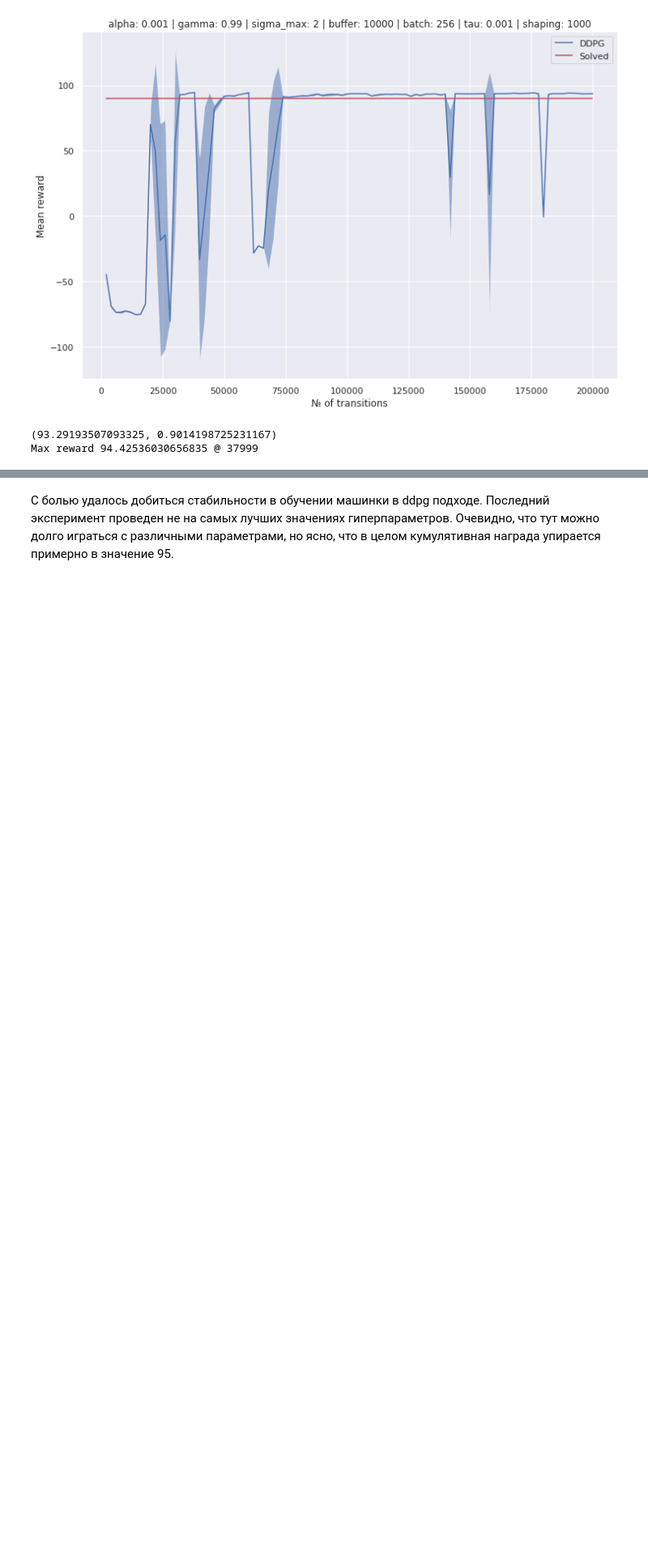
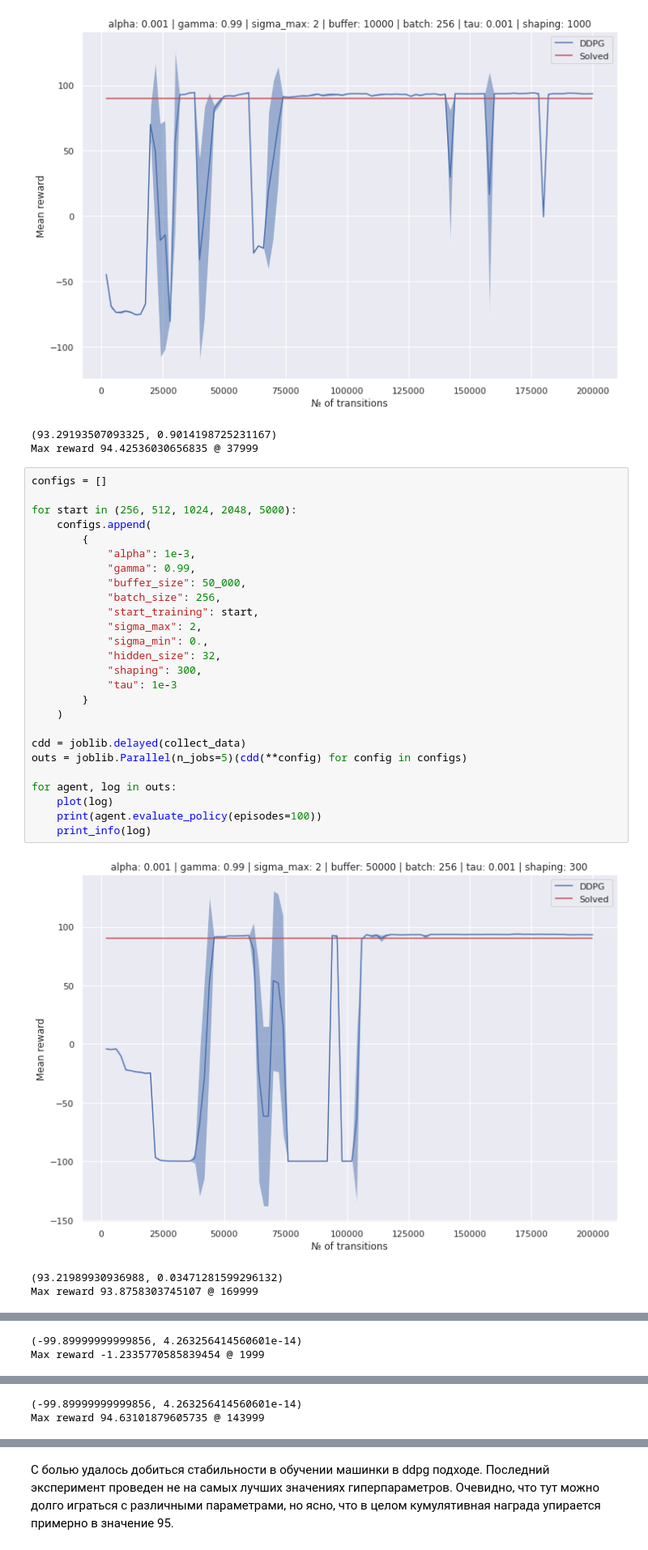
Before and after one commit to breengles/hse_project_hns, a Jupyter notebook: MountainCarContinuous-v0/experiment.ipynb, the cells around one changed output, grey strips where cells are left out. Shown at 81% size. Saved outputs shown, nothing was run; the diff lists cells and outputs as text; blank space fills up the shorter version.

Commit message:
added exp with start_learning

```diff
--- a/MountainCarContinuous-v0/experiment.ipynb
+++ b/MountainCarContinuous-v0/experiment.ipynb
@@ -266,3 +266,33 @@ Max reward 94.10454199231569 @ 107999
 [figure]
 (93.29193507093325, 0.9014198725231167)
 Max reward 94.42536030656835 @ 37999
+# %%
+configs = []
+
+for start in (256, 512, 1024, 2048, 5000):
+    configs.append(
+        {
+            "alpha": 1e-3,
+            "gamma": 0.99,
+            "buffer_size": 50_000,
+            "batch_size": 256,
+            "start_training": start,
+            "sigma_max": 2,
+            "sigma_min": 0.,
+            "hidden_size": 32,
+            "shaping": 300,
+            "tau": 1e-3
+        }
+    )
+
+cdd = joblib.delayed(collect_data)
+outs = joblib.Parallel(n_jobs=5)(cdd(**config) for config in configs)
+
+for agent, log in outs:
+    plot(log)
+    print(agent.evaluate_policy(episodes=100))
+    print_info(log)
+# %% [output]
+[figure, added]
+(93.21989930936988, 0.03471281599296132)
+Max reward 93.8758303745107 @ 169999
@@ -268,0 +300,2 @@ Max reward 94.42536030656835 @ 37999
+(-99.89999999999856, 4.263256414560601e-14)
+Max reward -1.2335770585839454 @ 1999
@@ -268,0 +303,2 @@ Max reward 94.42536030656835 @ 37999
+(-99.89999999999856, 4.263256414560601e-14)
+Max reward 94.63101879605735 @ 143999
```
Also changed, not shown: parts of 2 cells of this notebook.
